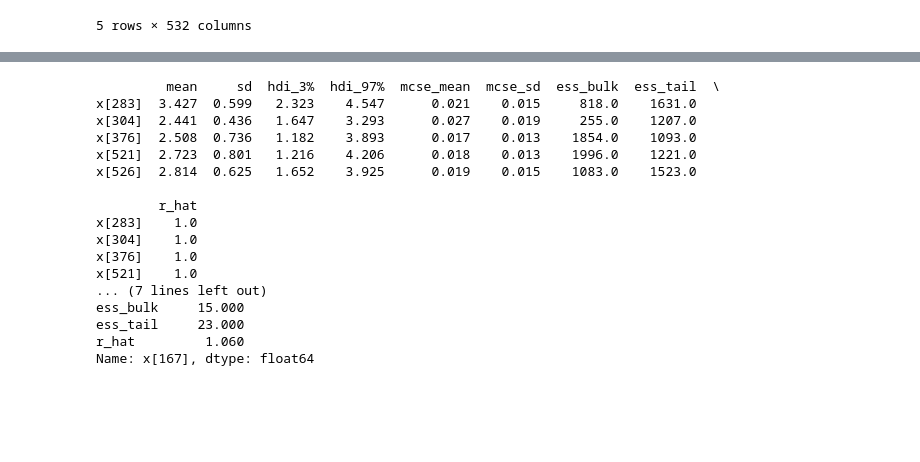
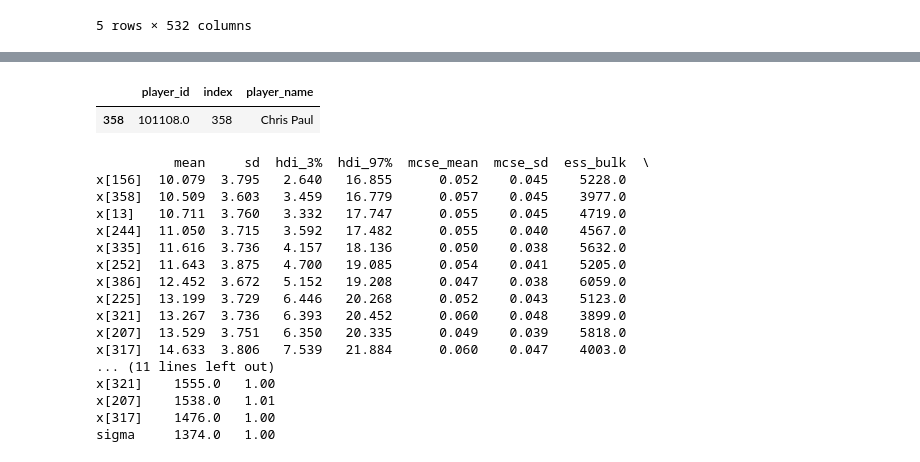
Before and after one commit to coly1119/NBA-Project, a Jupyter notebook: src/Bayesian_reg_2.ipynb, the cells around one changed output, grey strips where cells are left out. Drawn from its saved outputs; the diff is of its cells as text; code cells hidden in the pictures; blank space fills up the shorter version.

```diff
--- a/src/Bayesian_reg_2.ipynb
+++ b/src/Bayesian_reg_2.ipynb
@@ -128,26 +148,33 @@ results_df
+# %%
+player_index_map = pd.read_csv("../data/player_index_map.csv")
+# %%
+player_index_map.loc[player_index_map.index == 358]
+# %% [output]
+|  | player_id | index | player_name |
+| 358 | 101108.0 | 358 | Chris Paul |
 # %%
 with model:
 #     print(results_df.loc['x[317]', 'mean'])
-    print(results_df.loc[results_df['mean'] > 2.4])
-    print(results_df.loc['x[167]', :])
+    print((results_df.loc[results_df['mean'] > 10]).sort_values(by=['mean']))
+#     print(results_df.loc['x[167]', :])
 # %% [output]
-         mean     sd  hdi_3%  hdi_97%  mcse_mean  mcse_sd  ess_bulk  ess_tail  \
-x[283]  3.427  0.599   2.323    4.547      0.021    0.015     818.0    1631.0
-x[304]  2.441  0.436   1.647    3.293      0.027    0.019     255.0    1207.0
-x[376]  2.508  0.736   1.182    3.893      0.017    0.013    1854.0    1093.0
-x[521]  2.723  0.801   1.216    4.206      0.018    0.013    1996.0    1221.0
-x[526]  2.814  0.625   1.652    3.925      0.019    0.015    1083.0    1523.0
-
-        r_hat
-x[283]    1.0
-x[304]    1.0
-x[376]    1.0
-x[521]    1.0
-... (7 lines left out)
-ess_bulk     15.000
-ess_tail     23.000
-r_hat         1.060
-Name: x[167], dtype: float64
+          mean     sd  hdi_3%  hdi_97%  mcse_mean  mcse_sd  ess_bulk  \
+x[156]  10.079  3.795   2.640   16.855      0.052    0.045    5228.0
+x[358]  10.509  3.603   3.459   16.779      0.057    0.045    3977.0
+x[13]   10.711  3.760   3.332   17.747      0.055    0.045    4719.0
+x[244]  11.050  3.715   3.592   17.482      0.055    0.040    4567.0
+x[335]  11.616  3.736   4.157   18.136      0.050    0.038    5632.0
+x[252]  11.643  3.875   4.700   19.085      0.054    0.041    5205.0
+x[386]  12.452  3.672   5.152   19.208      0.047    0.038    6059.0
+x[225]  13.199  3.729   6.446   20.268      0.052    0.043    5123.0
+x[321]  13.267  3.736   6.393   20.452      0.060    0.048    3899.0
+x[207]  13.529  3.751   6.350   20.335      0.049    0.039    5818.0
+x[317]  14.633  3.806   7.539   21.884      0.060    0.047    4003.0
+... (11 lines left out)
+x[321]    1555.0   1.00
+x[207]    1538.0   1.01
+x[317]    1476.0   1.00
+sigma     1374.0   1.00
 # %%
 with model:
     az.plot_trace(trace)
```
Also changed, not shown: parts of 21 cells of this notebook.
